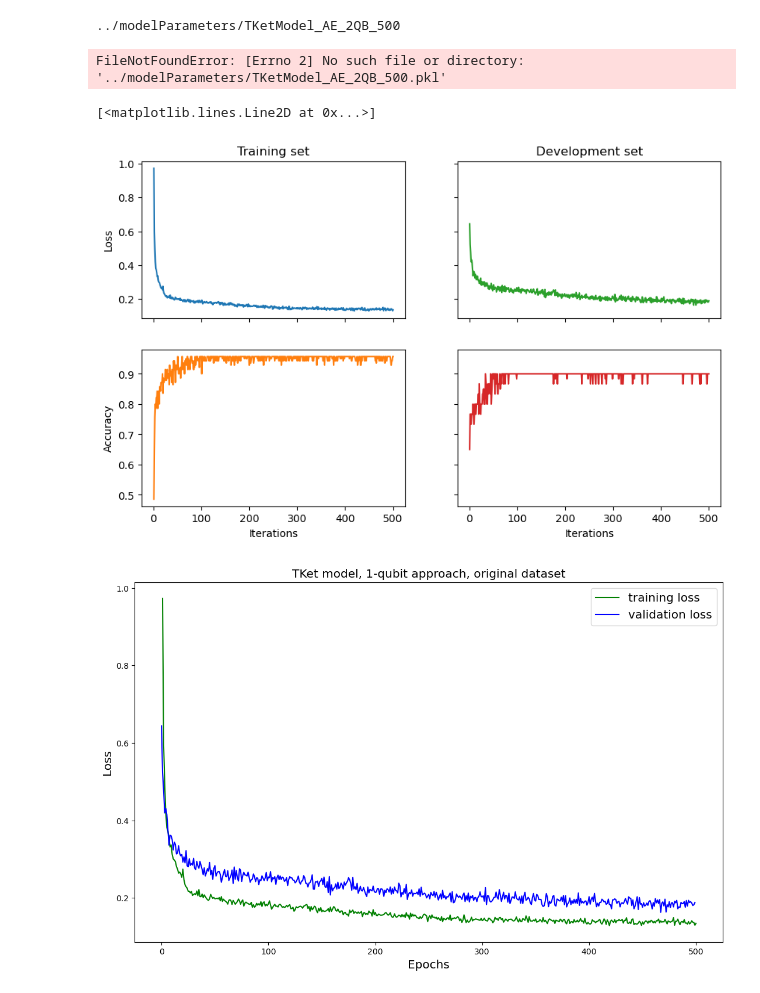
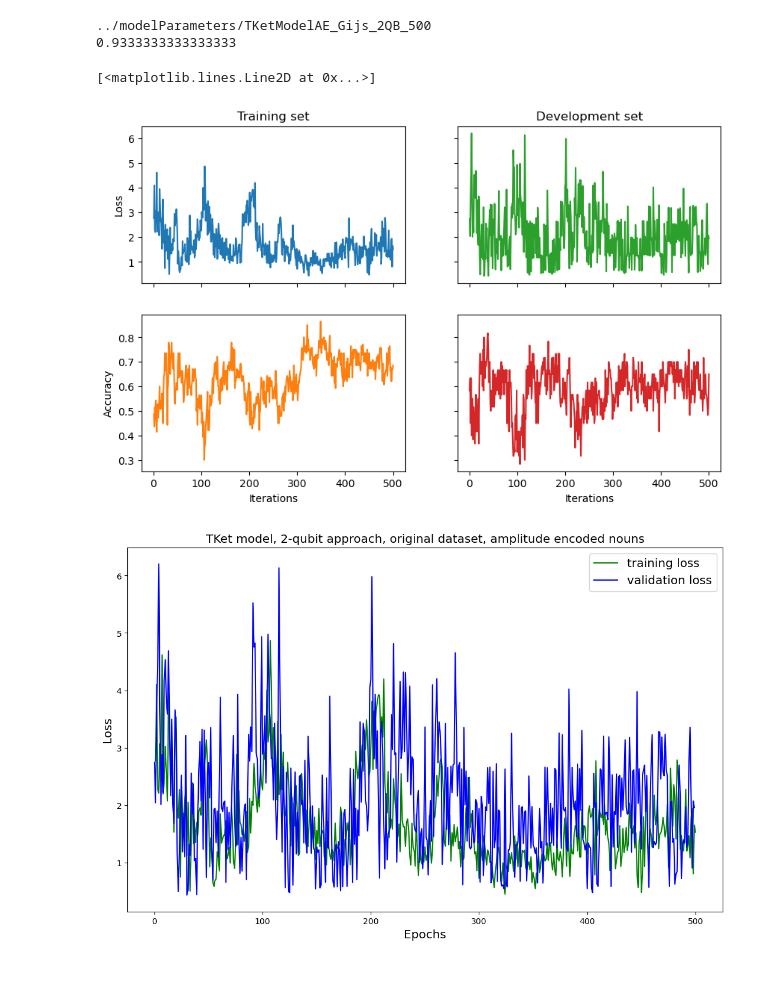
Before and after one commit to jurekjurek/MasterThesisCode, a Jupyter notebook: training/plotResults.ipynb, the cells around one changed output. Saved outputs shown, nothing was run; the diff lists cells and outputs as text; code cells hidden in the pictures.

```diff
--- a/training/plotResults.ipynb
+++ b/training/plotResults.ipynb
@@ -10,7 +10,7 @@ TKET MODEL
 import pickle
 
 model = 'TKet'
-nQ = 1
+nQ = 2
 
 GIJS = False
 
@@ -34,7 +34,7 @@ if nQ == 2:
 
 if AE:
     if model == 'TKet':
-        filename = '../modelParameters/TKetModel_AE_2QB_100'
+        filename = '../modelParameters/TKetModelAE_2QB_500'
     elif model == 'Numpy':
         filename = '../modelParameters/NumpyModel_AE_2QB_500'
     else:
@@ -63,8 +63,8 @@ final_acc = dump_data['test_acc']
 
 print(final_acc)
 # %% [output]
-../modelParameters/TKetModel_AE_2QB_500
+../modelParameters/TKetModelAE_Gijs_2QB_500
+0.9333333333333333
-FileNotFoundError: [Errno 2] No such file or directory: '../modelParameters/TKetModel_AE_2QB_500.pkl'
 # %%
 import matplotlib.pyplot as plt
 import numpy as np
@@ -88,24 +88,30 @@ ax_tr.plot(range_, val_cost, color=next(colours))
 ax_br.plot(range_, val_acc, color=next(colours))
 # %% [output]
 [<matplotlib.lines.Line2D at 0x...>]
-[figure, old version]
+[figure, new version]
 # %%
 fig, ax1 = plt.subplots(figsize=(13, 8))
 
 # ax1.plot(range_, trainer.train_epoch_costs, '-k', markersize=4, label='cost')
 ax1.plot(range_, train_cost, '-g', markersize=4, label='training loss')
 ax1.plot(range(len(val_cost)), val_cost, '-b', markersize=4, label='validation loss')
 ax1.set_ylabel(r"Loss", fontsize='x-large')
 ax1.set_xlabel(r"Epochs", fontsize='x-large')
 
 
 ax1.legend(loc='upper right', fontsize='x-large')
 
 if not GIJS:
-    plt.title(model + ' model, ' + str(nQ) + '-qubit approach, original dataset', fontsize='x-large')
+    if AE:
+        plt.title(model + ' model, ' + str(nQ) + '-qubit approach, original dataset, amplitude encoded nouns', fontsize='x-large')
+    else:
+        plt.title(model + ' model, ' + str(nQ) + '-qubit approach, original dataset', fontsize='x-large')
 if GIJS:
-    plt.title(model + ' model, ' + str(nQ) + '-qubit approach, new dataset', fontsize='x-large')
+    if AE:
+        plt.title(model + ' model, ' + str(nQ) + '-qubit approach, new dataset, amplitude encoded nouns', fontsize='x-large')
+    else:
+        plt.title(model + ' model, ' + str(nQ) + '-qubit approach, new dataset', fontsize='x-large')
 plt.savefig('MC_task_ECS_Results.png', dpi=300, facecolor='white')
 plt.show()
 # %% [output]
-[figure, old version]
+[figure, new version]
```
Also changed, not shown: 34 other files.
